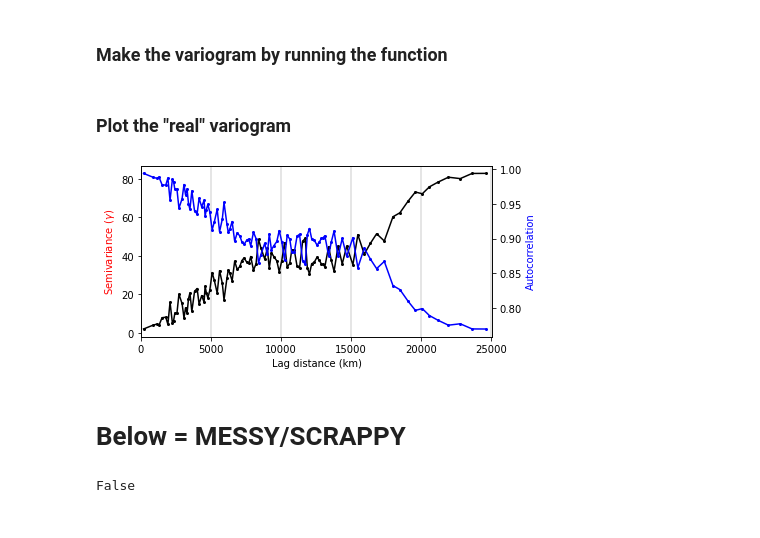
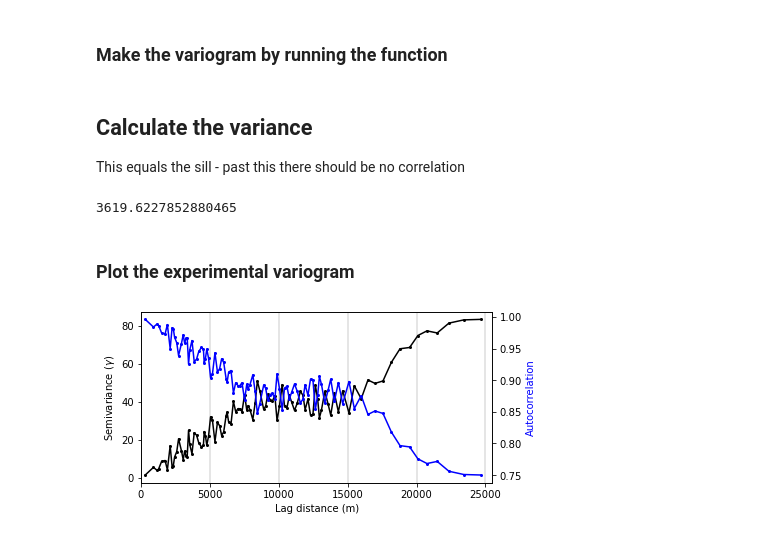
Before and after one commit to sarahkmarshall/willunga_wt, a Jupyter notebook: willunga_ts_wl.ipynb, the cells around one changed output. Saved outputs shown, nothing was run; the diff lists cells and outputs as text; code cells hidden in the pictures.

```diff
--- a/willunga_ts_wl.ipynb
+++ b/willunga_ts_wl.ipynb
@@ -170,0 +365,6 @@ well_summary_gdf_ss.to_csv(os.path.join(outputdatapath, "well_summary_gdf_ss.csv
+# %%
+import string
+alphabet = string.ascii_lowercase
+
+for idx, i in zip(wells_dropped, range(len(wells_dropped))):
+    well_summary_gdf_ss_b.loc[idx, 'rswl'] = alphabet[i]
@@ -170,0 +381,10 @@ well_summary_gdf_ss.to_csv(os.path.join(outputdatapath, "well_summary_gdf_ss.csv
+# %%
+dropped = []
+for i in well_summary_gdf_ss_b.index:
+    #print(i)
+    if i in wells_dropped:
+        dropped.append("Y")
+    else:
+        dropped.append("N")
+
+print(dropped)
@@ -170,0 +434,10 @@ well_summary_gdf_ss.to_csv(os.path.join(outputdatapath, "well_summary_gdf_ss.csv
+# %%
+df = pd.DataFrame({'DHNO':['new1', 'new2', 'new3'],
+                  'neg_decimal_lat':[-35.276, -35.222, -35.174],
+                  'decimal_long':[138.477, 138.609, 138.478],
+                  'mga_easting':[270522.908, 282386.889, 270326.409],
+                  'mga_northing':[6093429.894, 6099717.867, 6104747.739],
+                  'rswl':['h','i','j']})
+
+gdf = gpd.GeoDataFrame(
+    df, geometry=gpd.points_from_xy(df.mga_easting, df.mga_northing))
@@ -234,52 +534,46 @@ def make_variogram_wells(df, nbin):
 ### Make the variogram by running the function
 # %%
 nbin = 100
-x_wt, y_wt, ssz_wt, L_wt = make_variogram_wells(well_summary_gdf_ss, nbin)
+x_wt, y_wt, ssz_wt, L_wt = make_variogram_wells(well_summary_gdf_ss_a1, nbin)
+# %% [markdown]
+## Calculate the variance
+
+This equals the sill - past this there should be no correlation
+# %%
+variance = np.var(well_summary_gdf_ss_a1.rswl)
+print(variance)
+# %% [output]
+3619.6227852880465
 # %% [markdown]
-### Plot the "real" variogram
+### Plot the experimental variogram
 # %%
 x = x_wt
 y = y_wt
 ssz = ssz_wt
 L = L_wt
 
 figx = 16.
 f = plt.figure( figsize=[figx/2.54, figx/2.54/2.00] )
 s = f.add_subplot(1,1,1)
 s.xaxis.set_ticks_position('bottom')
 s.yaxis.set_ticks_position('left')
 
 # Plot semi-variance
 s.plot( x, y, 'o-', c='k', ms=2, mec='k', mfc='k' )
 
-# Plot autocorrelation
-s2 = s.twinx()
+# Plot autocorrelation, COVATIANCE FUNCTIO
+# BUT NOTE THAT THIS IS ASSUMING STATIONARITY - NOT SURE THAT I SHOULD BOTHER PLOTTING COVARIANCE.
+#s2 = s.twinx()
 s2.plot( x, 1.-(y/np.var(y)), 'o-', c='b', ms=2, mec='b', mfc='b' )
 
 # Plot set up
 s.xaxis.grid(color='k', linestyle='-', lw=0.2)
 s.set_xlim( -.001, L[-1]+0.001 )
-s.set_xlabel('Lag distance (km)')
-s.set_ylabel('Semivariance (${\gamma}$)', color='r')
+s.set_xlabel('Lag distance (m)')
+s.set_ylabel('Semivariance (${\gamma}$)', color='k')
 
 s2.set_ylabel('Autocorrelation', color='b')
 
 plt.savefig(os.path.join(figures_directory, "exp_variogram"))
 # %% [output]
-[figure, old version]
+[figure, new version]
-# %% [markdown]
-# Below = MESSY/SCRAPPY
-# %%
-well_summary_gdf['water_level_date']
-
-well_summary_gdf_ss = well_summary_gdf.copy()
-
-for ix in well_summary_gdf_ss.index:
-    obs_date = well_summary_gdf_ss.loc[ix, 'water_level_date']
-    #print(obs_date)
-    #print(type(obs_date))
-    #print(pd.isna(obs_date))
-
-print(pd.isna('nan'))
-# %% [output]
-False
```
Also changed, not shown: parts of 43 cells of this notebook.
